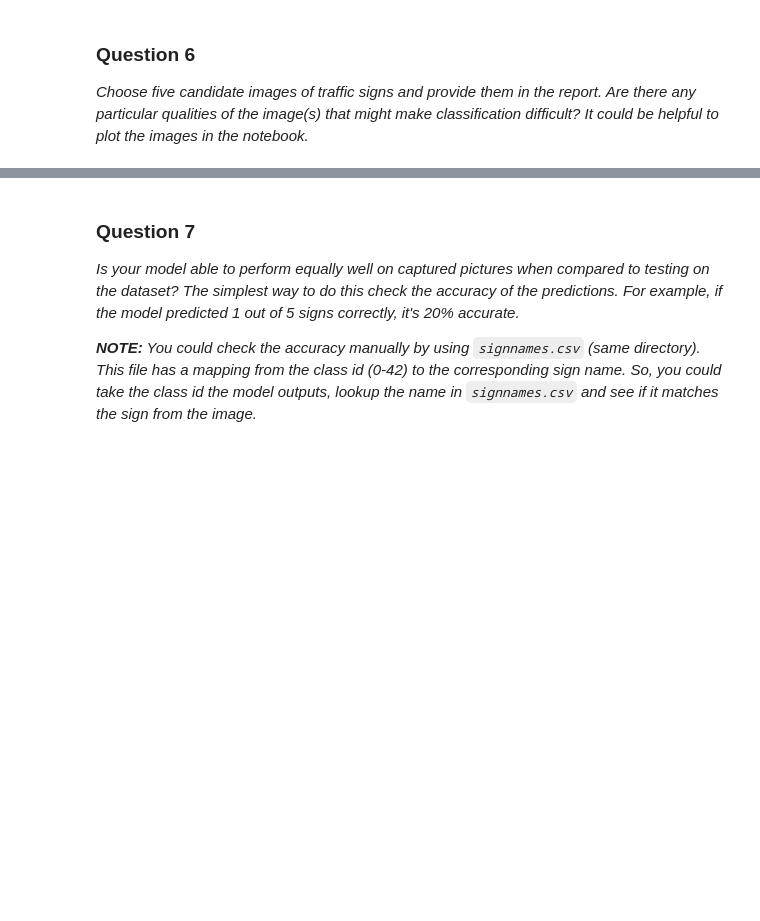
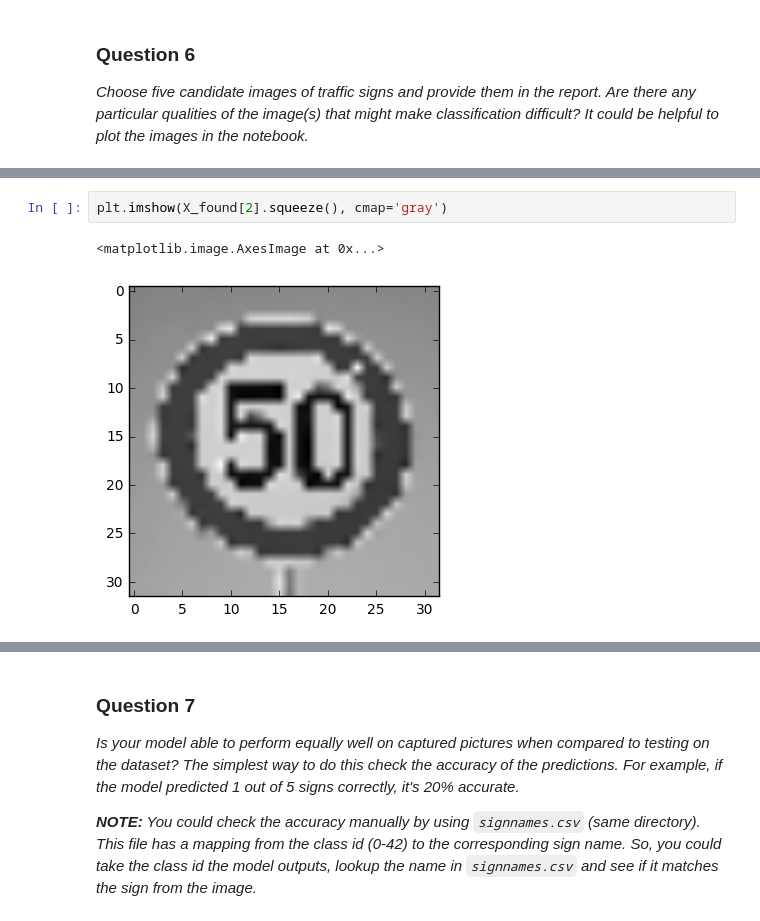
Before and after one commit to timmyneutron/CarND-Traffic-Sign-Classifier, a Jupyter notebook: Traffic_Sign_Classifier.ipynb, the cells around one changed output, grey strips where cells are left out. Drawn from its saved outputs; the diff is of its cells as text; blank space fills up the shorter version.

```diff
--- a/Traffic_Sign_Classifier.ipynb
+++ b/Traffic_Sign_Classifier.ipynb
@@ -443,0 +469,5 @@ _Choose five candidate images of traffic signs and provide them in the report. A
+# %%
+plt.imshow(X_found[2].squeeze(), cmap='gray')
+# %% [output]
+<matplotlib.image.AxesImage at 0x...>
+[figure, added]
```
Also changed, not shown: parts of 21 cells of this notebook, 15 other files.
